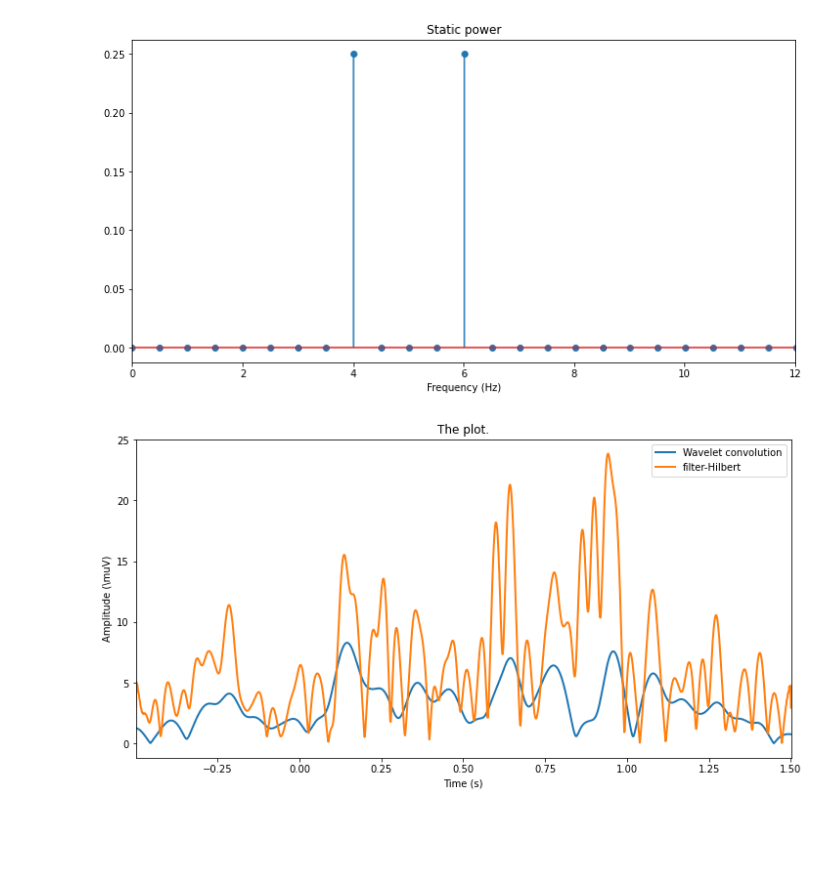
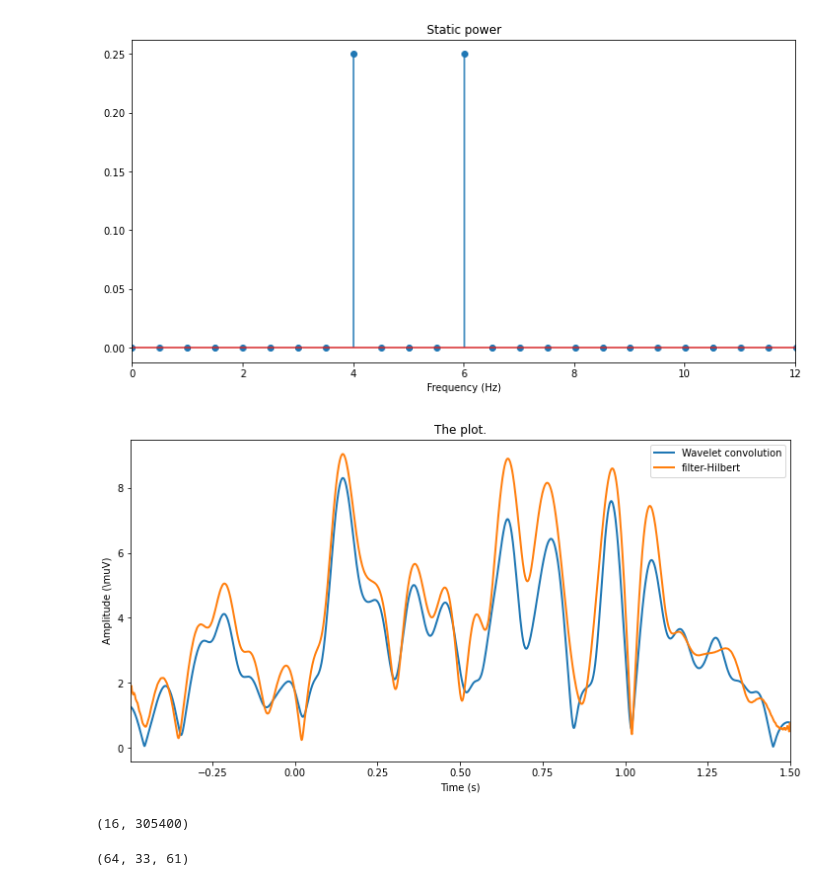
Before and after one commit to dxganta/Neural-Signal-Processing-Analysis, a Jupyter notebook: Section 7/uANTS_timefreq_problemset.ipynb, the cells around one changed output. Drawn from its saved outputs; the diff is of its cells as text; code cells hidden in the pictures; blank space fills up the shorter version.

```diff
--- a/Section 7/uANTS_timefreq_problemset.ipynb
+++ b/Section 7/uANTS_timefreq_problemset.ipynb
@@ -433,35 +429,35 @@ cmw_amp = 2* abs(as_);
 # %% Create an FIR filter at 42 Hz
 
 # % create filter parameters
-filter_width = 7; # ONE-SIDED hz
+filter_width = 3; # ONE-SIDED hz
 center_freq = 42;
 
 # % fir1 parameters
 fbounds = np.array([ center_freq-filter_width, center_freq+filter_width ]) / (srate/2);
 order = 300;
 
 # % create the filter kernel
 filtkern = firwin(order+1,fbounds,pass_zero='bandpass');
 
 # % apply the filter
 filtsig = filtfilt(filtkern,[1],erp);
 
 # % extract amplitude time series using hilbert
 fh_amp = np.abs(hilbert(filtsig));
 
 # figure(7), clf
 plt.plot(timevec, cmw_amp, linewidth=2, label='Wavelet convolution')
 plt.plot(timevec, fh_amp,linewidth=2, label='filter-Hilbert')
 
 plt.xlim(timevec[[1 ,-1]])
 plt.legend()
 plt.xlabel('Time (s)')
 plt.ylabel('Amplitude (\muV)')
 plt.title('The plot.')
 plt.show()
 
 # %%% TO DO: Based on visual inspection, modify the FIR parameters to make
 # %          the two results as close as possible.
 # %
 # %% [output]
-[figure, old version]
+[figure, new version]
@@ -467,0 +471,5 @@ plt.show()
+# %%
+
+data.shape
+# %% [output]
+(16, 305400)
@@ -467,0 +537,5 @@ plt.show()
+# %%
+# % Notice the size of the results matrix. What are these dimensions?
+tf.shape
+# %% [output]
+(64, 33, 61)
```
Also changed, not shown: parts of 6 cells of this notebook.
